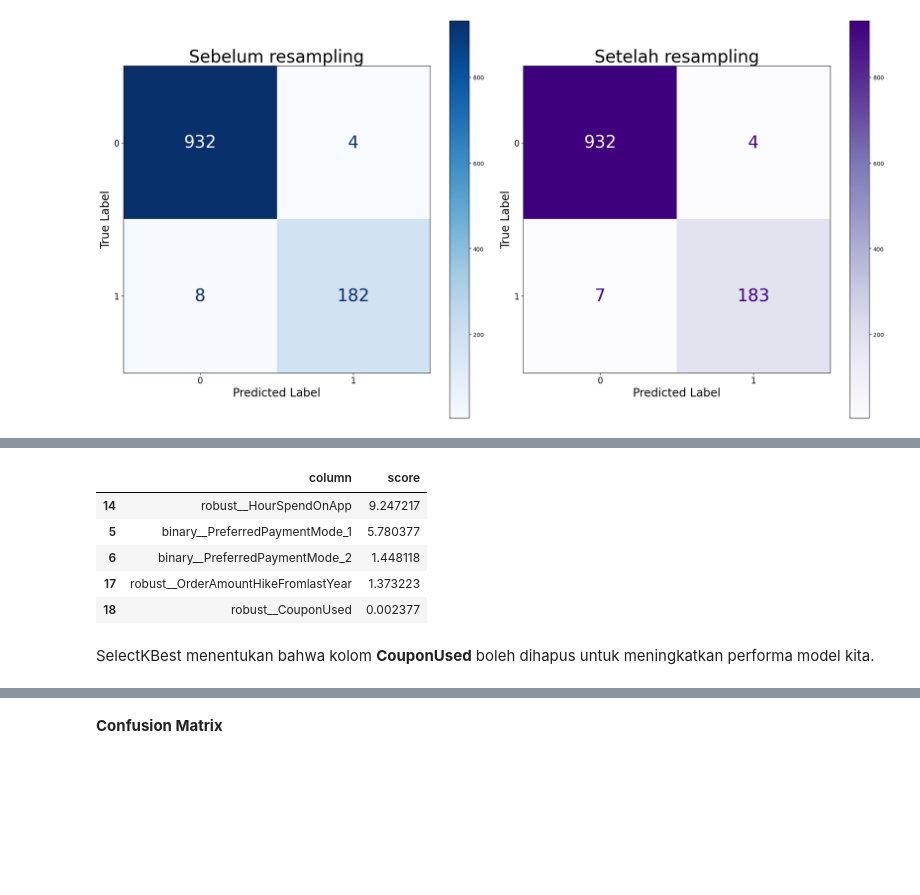
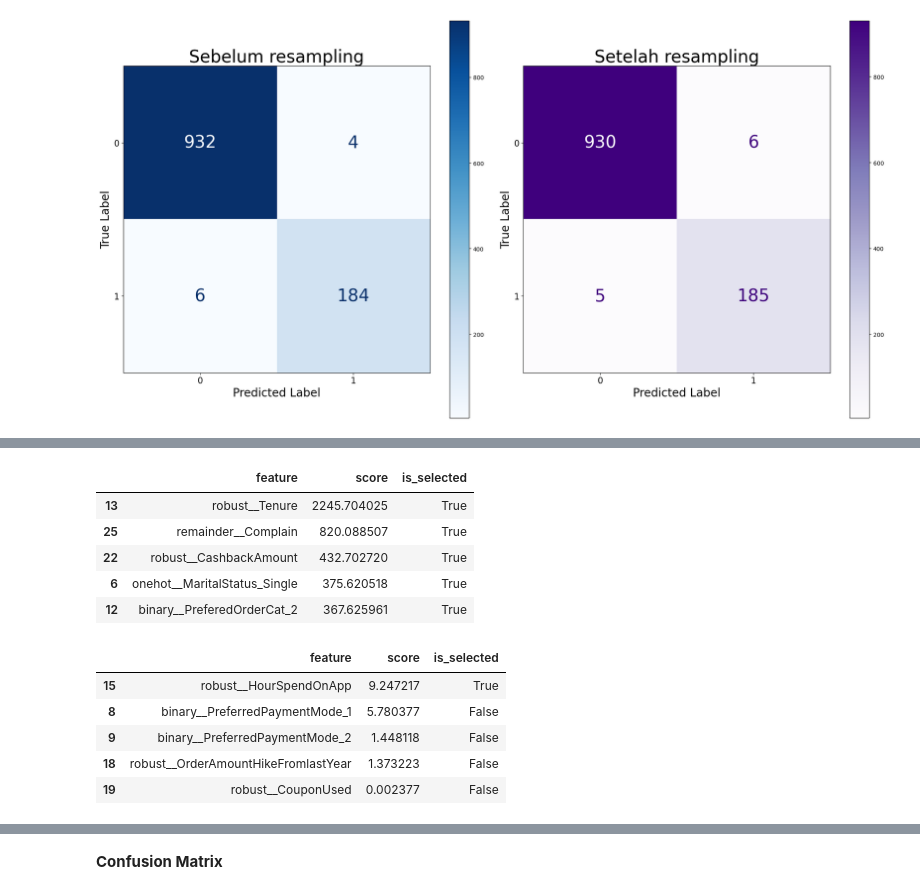
Before and after one commit to tasiamdln/E_Commerce_Churn_Analysis_ML, a Jupyter notebook: E_Commerce_Churn_Classification_and_Data_Analysis.ipynb, the cells around one changed output, grey strips where cells are left out. Drawn from its saved outputs; the diff is of its cells as text; code cells hidden in the pictures; blank space fills up the shorter version.

```diff
--- a/E_Commerce_Churn_Classification_and_Data_Analysis.ipynb
+++ b/E_Commerce_Churn_Classification_and_Data_Analysis.ipynb
@@ -1135,5 +1135,8 @@ Maka kita akan menggunakan model yang awal.
 Data yang kita kerjakan tidak balanced (Stay > Churn). Kita akan mencoba resampling dan melihat apakah ini bisa menaikkan performa model kita.
 # %%
+# updated model
+xgb_tuned = XGBClassifier(learning_rate=0.3, max_depth=20, min_child_weight=2, n_estimators=500, subsample=1.0)
+
 # resamplers
 under = RandomUnderSampler(random_state=42)
 over = RandomOverSampler(random_state=42)
@@ -1148,7 +1151,7 @@ for resampler in list_resampler:
     pipe_resampling = imb_Pipeline([
         ('preprocessing', transformer),
         ('resampling', resampler),
-        ('modeling', xgb)
+        ('modeling', xgb_tuned)
     ])
 
     # fit
@@ -1162,7 +1165,7 @@ for resampler in list_resampler:
     list_f2_resampler.append(f2_resample)
 
 list_resampler.append('Tanpa resampling')
-list_f2_resampler.append(f2_pretuned)
+list_f2_resampler.append(f2_tuned)
 
 df_resampler = pd.DataFrame({
     'resampler':list_resampler,
@@ -1186,7 +1186,7 @@ f2-score naik dari **0.9619** ke **0.9662.**
 model_oversample = imb_Pipeline([
     ('preprocessing', transformer),
     ('resampling', over),
-    ('modeling', xgb)
+    ('modeling', xgb_tuned)
 ])
 
 # fitting
@@ -1199,7 +1199,7 @@ y_pred_over = model_oversample.predict(x_test)
 fig, axes = plt.subplots(1, 2, figsize=(20, 10))
 
 # Sebelum resampling
-disp1 = ConfusionMatrixDisplay(confusion_matrix=confusion_matrix(y_test, y_predict))
+disp1 = ConfusionMatrixDisplay(confusion_matrix=confusion_matrix(y_test, y_predict_2))
 disp1.plot(ax=axes[0], cmap='Blues', text_kw={'size': 30})
 axes[0].set_xlabel('Predicted Label', fontsize=20)
 axes[0].tick_params(axis='x', labelsize=15)
@@ -1232,7 +1239,8 @@ col_names = transformer.get_feature_names_out()
 
 # mencari k-value terbaik
 list_kval = range(1,cols+1)
-list_f2 = []
+list_f2_train = []
+list_f2_test = []
 
 for kval in list_kval:
     # Selection Model
@@ -1243,25 +1251,29 @@ for kval in list_kval:
     ('prep', transformer),
     ('resampler', over),
     ('select', select),
-    ('model', xgb)
+    ('model', xgb_tuned)
     ])
 
     # modeling
     model_feat.fit(x_train, y_train)
 
     # predicting
-    y_pred_good = model_feat.predict(x_test)
+    y_pred_good_train = model_feat.predict(x_train)
+    y_pred_good_test = model_feat.predict(x_test)
 
     # f2
-    f2_feat = fbeta_score(y_pred=y_pred_good, y_true=y_test, beta=2)
+    f2_feat_train = fbeta_score(y_pred=y_pred_good_train, y_true=y_train, beta=2)
+    f2_feat_test = fbeta_score(y_pred=y_pred_good_test, y_true=y_test, beta=2)
 
     # append to list
-    list_f2.append(f2_feat)
+    list_f2_train.append(f2_feat_train)
+    list_f2_test.append(f2_feat_test)
 
 # dataframe
 df_ktest = pd.DataFrame({
     'k-value':list_kval,
-    'f2':list_f2,
-}).sort_values('f2',ascending=False)
-df_ktest.head(6)
+    'f2-train':list_f2_train,
+    'f2-test':list_f2_test,
+}).sort_values('f2-test', ascending=False)
+df_ktest.head()
 # %% [output]
@@ -1288,26 +1309,33 @@ Artinya, ada satu feature yang boleh dihapus untuk meningkatkan performa model k
 # %%
 # updated model
 model_feat = imb_Pipeline([
     ('prep', transformer),
     ('resampler', over),
-    ('select', SelectKBest(k=24)),
-    ('model', xgb)
+    ('select', SelectKBest(k=22)),
+    ('model', xgb_tuned)
     ])
 model_feat.fit(x_train, y_train)
 
 # scores
 scores = model_feat.named_steps['select'].scores_
+selected_features = model_feat.named_steps['select'].get_support()
 df_scores = pd.DataFrame({
-    'column':col_names,
-    'score':scores
+    'feature':col_names,
+    'score':scores,
+    'is_selected':selected_features
 }).sort_values('score', ascending=False)
-df_scores.tail()
+
+display(df_scores.head(), df_scores.tail())
 # %% [output]
-|  | column | score |
-| 14 | robust__HourSpendOnApp | 9.247217 |
-| 5 | binary__PreferredPaymentMode_1 | 5.780377 |
-| 6 | binary__PreferredPaymentMode_2 | 1.448118 |
-| 17 | robust__OrderAmountHikeFromlastYear | 1.373223 |
-| 18 | robust__CouponUsed | 0.002377 |
+|  | feature | score | is_selected |
+| 13 | robust__Tenure | 2245.704025 | True |
+| 25 | remainder__Complain | 820.088507 | True |
+| 22 | robust__CashbackAmount | 432.702720 | True |
+| 6 | onehot__MaritalStatus_Single | 375.620518 | True |
+| 12 | binary__PreferedOrderCat_2 | 367.625961 | True |
+|  | feature | score | is_selected |
+| 15 | robust__HourSpendOnApp | 9.247217 | True |
+| 8 | binary__PreferredPaymentMode_1 | 5.780377 | False |
+| 9 | binary__PreferredPaymentMode_2 | 1.448118 | False |
+| 18 | robust__OrderAmountHikeFromlastYear | 1.373223 | False |
+| 19 | robust__CouponUsed | 0.002377 | False |
-# %% [markdown]
-SelectKBest menentukan bahwa kolom **CouponUsed** boleh dihapus untuk meningkatkan performa model kita.
```
Also changed, not shown: parts of 27 cells of this notebook.
